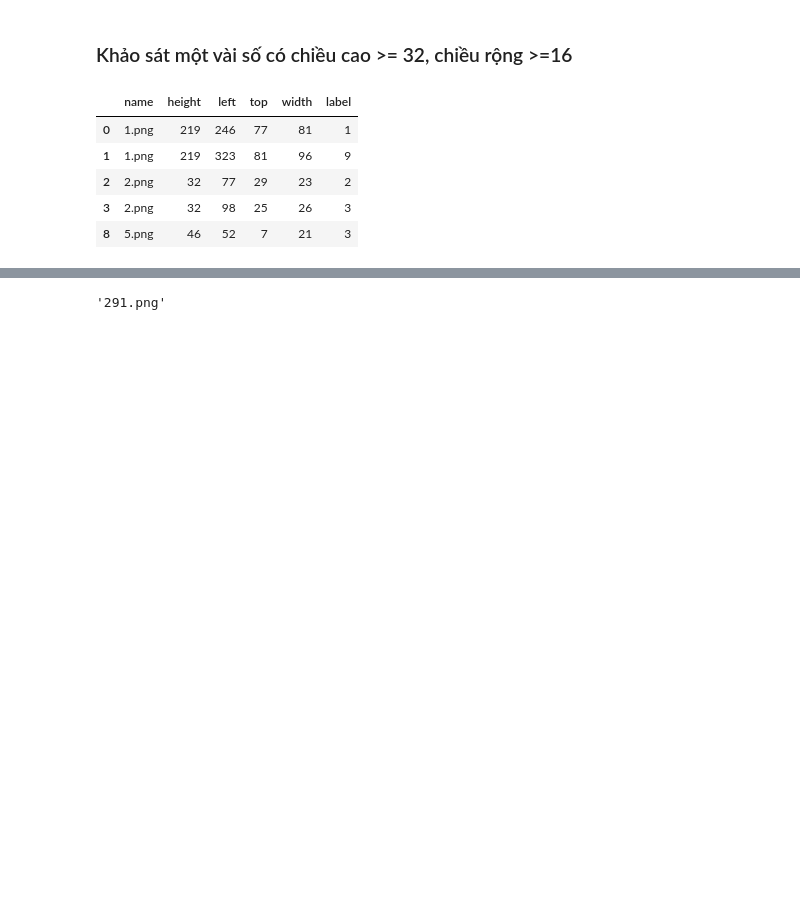
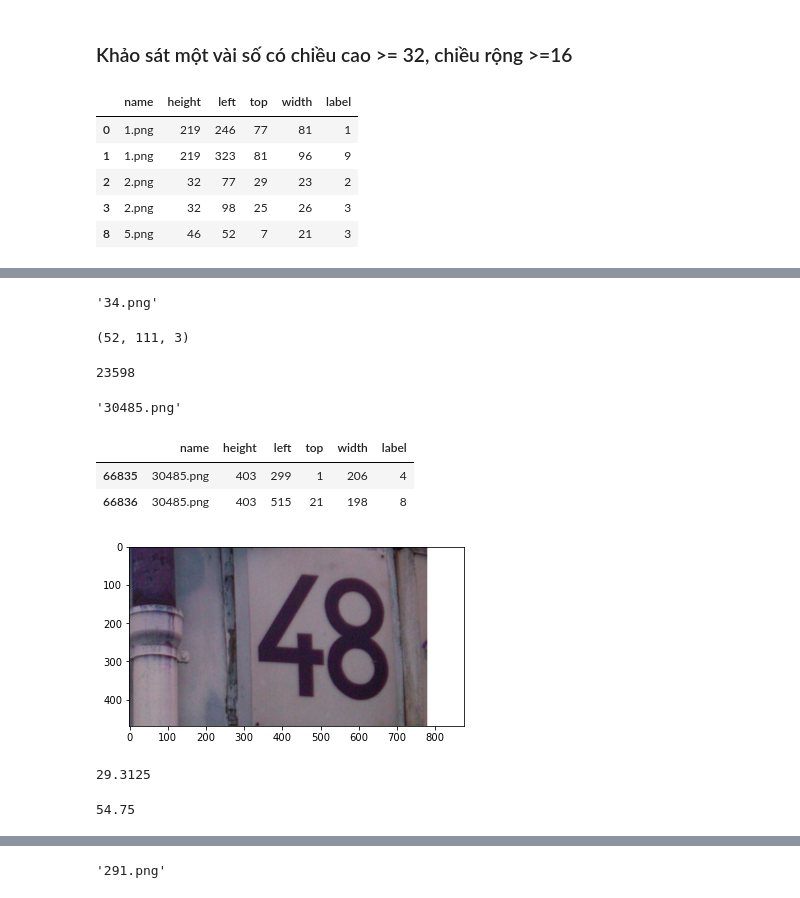
Before and after one commit to ntdas/cv-ndetect, a Jupyter notebook: data_inspection.ipynb, the cells around one changed output, grey strips where cells are left out. Drawn from its saved outputs; the diff is of its cells as text; code cells hidden in the pictures; blank space fills up the shorter version.

```diff
--- a/data_inspection.ipynb
+++ b/data_inspection.ipynb
@@ -339,3 +378,41 @@ df1.head()
+# %%
+df1.name.values[27]
+# %% [output]
+'34.png'
+# %%
+im = cv2.imread(os.path.join(train_path, '34.png'))
+im.shape
+# %% [output]
+(52, 111, 3)
+# %%
+np.argmax(area)
+# %% [output]
+23598
+# %%
+df1.name.values[23598]
+# %% [output]
+'30485.png'
+# %%
+df[df.name == '30485.png']
+# %% [output]
+|  | name | height | left | top | width | label |
+| 66835 | 30485.png | 403 | 299 | 1 | 206 | 4 |
+| 66836 | 30485.png | 403 | 515 | 21 | 198 | 8 |
+# %%
+im = cv2.imread(os.path.join(train_path, '30485.png'))
+im.shape
+plt.imshow(im)
+plt.show()
+# %% [output]
+[figure, added]
+# %%
+469/16
+# %% [output]
+29.3125
+# %%
+876/16
+# %% [output]
+54.75
 # %%
 print('Số lượng số mà có chiều cao >= 32, chiều rộng >= 16 là: ', len(df1))
 # %% [output]
```
Also changed, not shown: parts of 13 cells of this notebook, 7 other files.
